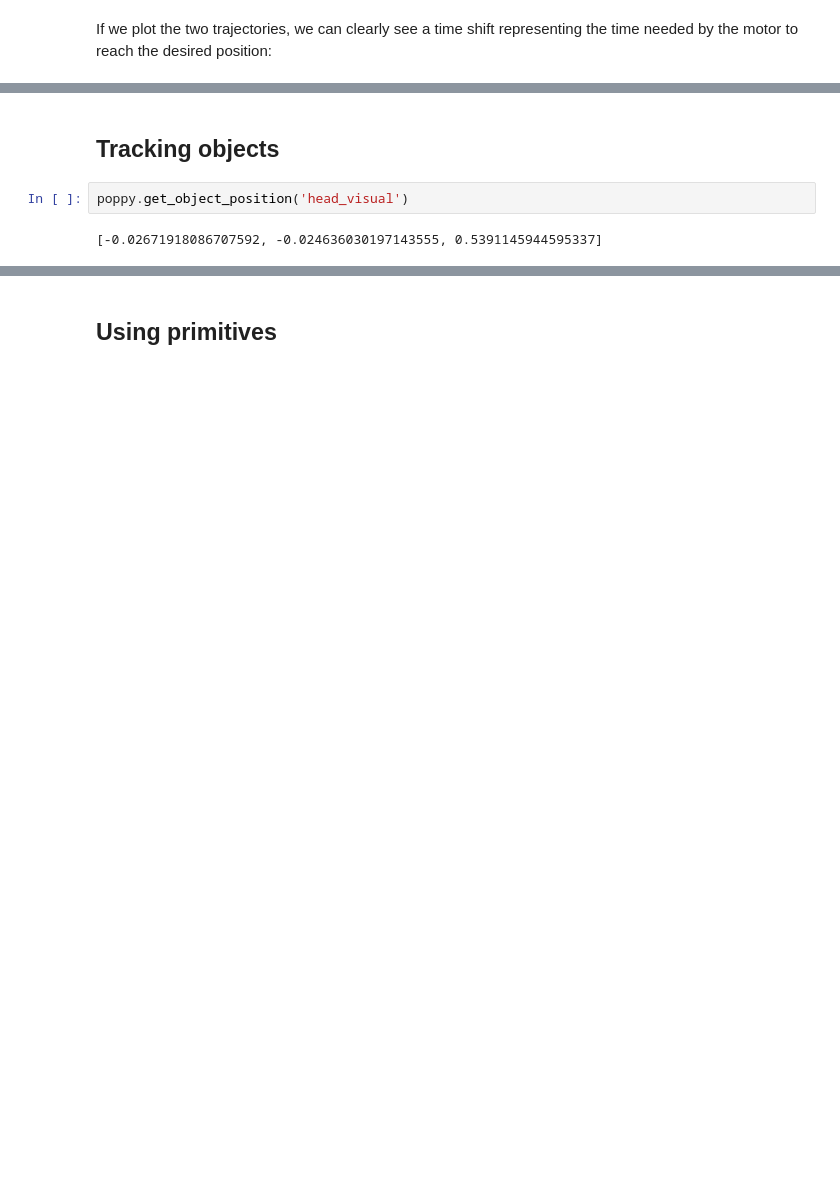
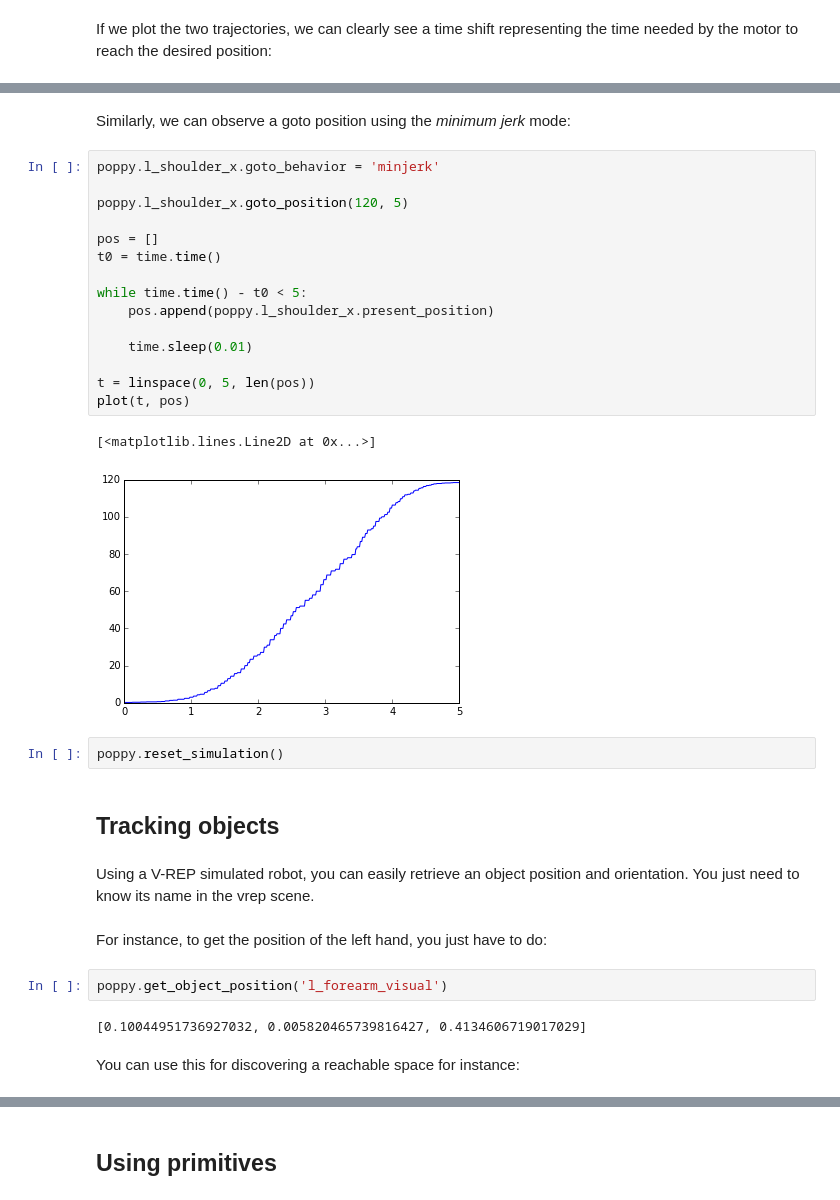
Before and after one commit to poppy-project/pypot, a Jupyter notebook: samples/notebooks/Controlling a Poppy humanoid in V-REP using pypot.ipynb, the cells around one changed output, grey strips where cells are left out. Saved outputs shown, nothing was run; the diff lists cells and outputs as text; blank space fills up the shorter version.

```diff
--- a/samples/notebooks/Controlling a Poppy humanoid in V-REP using pypot.ipynb
+++ b/samples/notebooks/Controlling a Poppy humanoid in V-REP using pypot.ipynb
@@ -265,6 +334,34 @@ Populating the interactive namespace from numpy and matplotlib
+# %% [markdown]
+Similarly, we can observe a goto position using the *minimum jerk* mode:
+# %%
+poppy.l_shoulder_x.goto_behavior = 'minjerk'
+
+poppy.l_shoulder_x.goto_position(120, 5)
+
+pos = []
+t0 = time.time()
+
+while time.time() - t0 < 5:
+    pos.append(poppy.l_shoulder_x.present_position)
+
+    time.sleep(0.01)
+
+t = linspace(0, 5, len(pos))
+plot(t, pos)
+# %% [output]
+[<matplotlib.lines.Line2D at 0x...>]
+[figure, added]
+# %%
+poppy.reset_simulation()
 # %% [markdown]
 ## Tracking objects
+# %% [markdown]
+Using a V-REP simulated robot, you can easily retrieve an object position and orientation. You just need to know its name in the vrep scene.
+# %% [markdown]
+For instance, to get the position of the left hand, you just have to do:
 # %%
-poppy.get_object_position('head_visual')
+poppy.get_object_position('l_forearm_visual')
 # %% [output]
-[-0.02671918086707592, -0.024636030197143555, 0.5391145944595337]
+[0.10044951736927032, 0.005820465739816427, 0.4134606719017029]
+# %% [markdown]
+You can use this for discovering a reachable space for instance:
```
Also changed, not shown: parts of 74 cells of this notebook.
